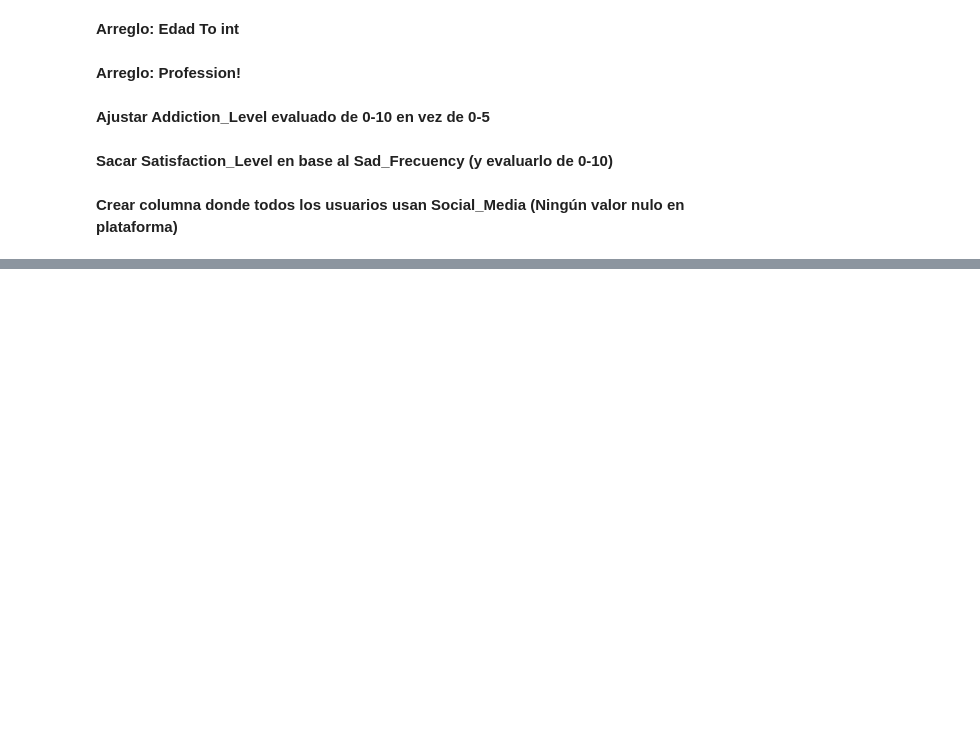
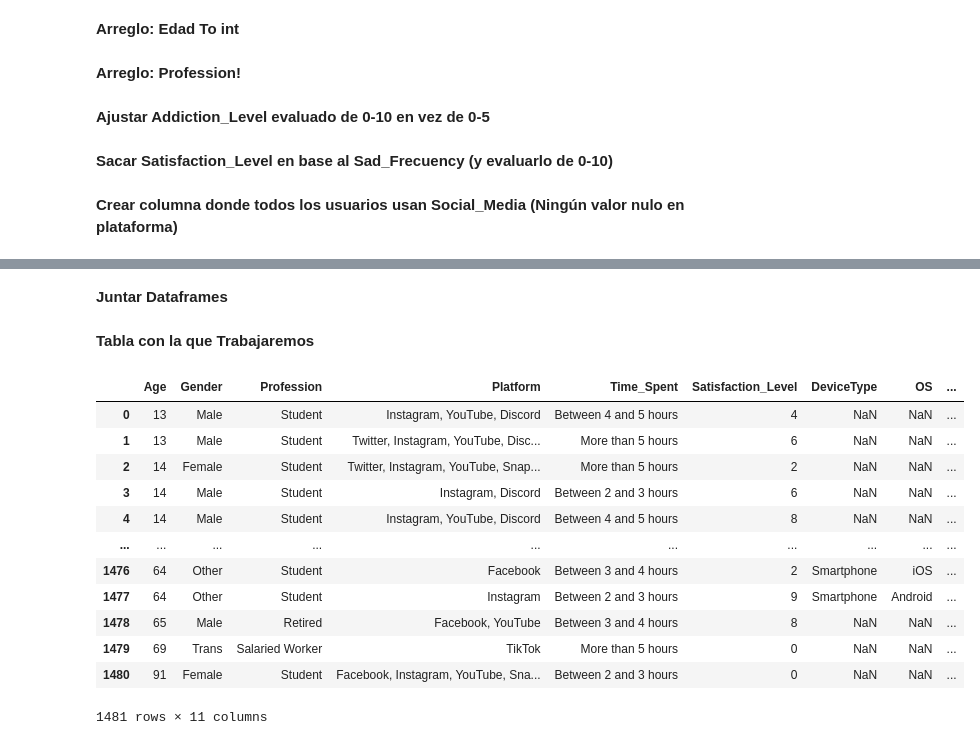
Before and after one commit to alexvillaro2003/EDA_SocialMedia_MentalHealth, a Jupyter notebook: 1-Definicion_EDA.ipynb, the cells around one changed output, grey strips where cells are left out. Saved outputs shown, nothing was run; the diff lists cells and outputs as text; code cells hidden in the pictures; blank space fills up the shorter version.

Commit message:
DataFrame Limpio v2

```diff
--- a/1-Definicion_EDA.ipynb
+++ b/1-Definicion_EDA.ipynb
@@ -54,13 +54,13 @@ import numpy as np
 pd.set_option('display.max_columns', 500)
 pd.set_option('display.width', 1000)
 
-df_1 = pd.read_csv('dummy_data.csv')
+df_1 = pd.read_csv('./data/dummy_data.csv')
 fuente_df1 = 'https://www.kaggle.com/datasets/imyjoshua/average-time-spent-by-a-user-on-social-media'
 
-df_2 = pd.read_csv('smmh.csv')
+df_2 = pd.read_csv('./data/smmh.csv')
 fuente_df2 = 'https://www.kaggle.com/datasets/shabdamocharla/social-media-mental-health'
 
-df_3 = pd.read_csv('Time-Wasters on Social Media.csv')
+df_3 = pd.read_csv('./data/Time-Wasters on Social Media.csv')
 fuente_df3 = 'https://www.kaggle.com/datasets/muhammadroshaanriaz/time-wasters-on-social-media'
 # %% [markdown]
 Muestra mediante un head() los principales datasets con los que vas a trabajar
@@ -213 +183,4 @@ df_3
+# %%
+df_def_1_limpio = df_3
+df_def_2_limpio = df_2
 # %%
@@ -223,0 +234,22 @@ TypeError: Choicelist and default value do not have a common dtype: The DType <c
+# %% [markdown]
+**Juntar Dataframes**
+# %%
+sm_df_final = pd.merge(df_def_1_limpio, df_def_2_limpio, on = ['Age', 'Gender', 'Profession', 'Platform', 'Time_Spent', 'Satisfaction_Level', 'Addiction_Level', 'Social_Media_User'], how = 'outer')
+# %% [markdown]
+**Tabla con la que Trabajaremos**
+# %%
+sm_df_final
+# %% [output]
+|  | Age | Gender | Profession | Platform | Time_Spent | Satisfaction_Level | DeviceType | OS | ... |
+| 0 | 13 | Male | Student | Instagram, YouTube, Discord | Between 4 and 5 hours | 4 | NaN | NaN | ... |
+| 1 | 13 | Male | Student | Twitter, Instagram, YouTube, Disc... | More than 5 hours | 6 | NaN | NaN | ... |
+| 2 | 14 | Female | Student | Twitter, Instagram, YouTube, Snap... | More than 5 hours | 2 | NaN | NaN | ... |
+| 3 | 14 | Male | Student | Instagram, Discord | Between 2 and 3 hours | 6 | NaN | NaN | ... |
+| 4 | 14 | Male | Student | Instagram, YouTube, Discord | Between 4 and 5 hours | 8 | NaN | NaN | ... |
+| ... | ... | ... | ... | ... | ... | ... | ... | ... | ... |
+| 1476 | 64 | Other | Student | Facebook | Between 3 and 4 hours | 2 | Smartphone | iOS | ... |
+| 1477 | 64 | Other | Student | Instagram | Between 2 and 3 hours | 9 | Smartphone | Android | ... |
+| 1478 | 65 | Male | Retired | Facebook, YouTube | Between 3 and 4 hours | 8 | NaN | NaN | ... |
+| 1479 | 69 | Trans | Salaried Worker | TikTok | More than 5 hours | 0 | NaN | NaN | ... |
+| 1480 | 91 | Female | Student | Facebook, Instagram, YouTube, Sna... | Between 2 and 3 hours | 0 | NaN | NaN | ... |
+1481 rows × 11 columns
```
Also changed, not shown: parts of 8 cells of this notebook.
